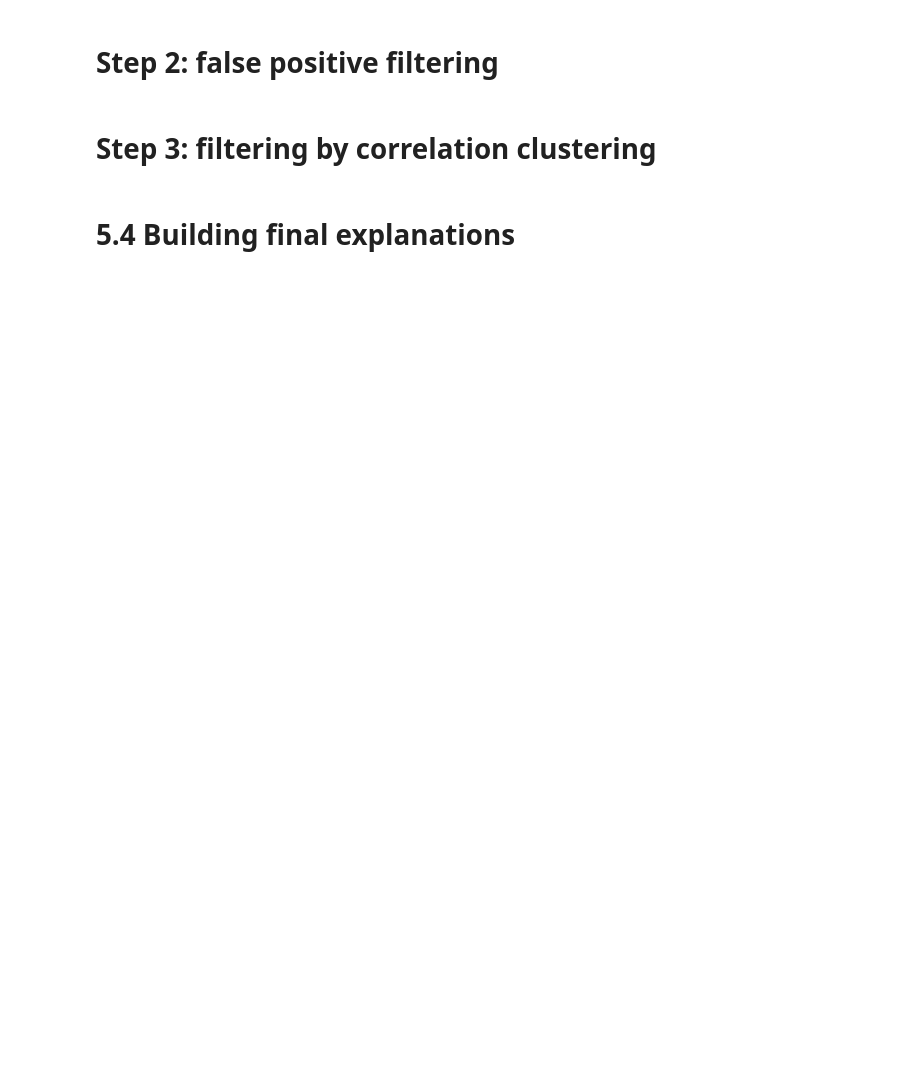
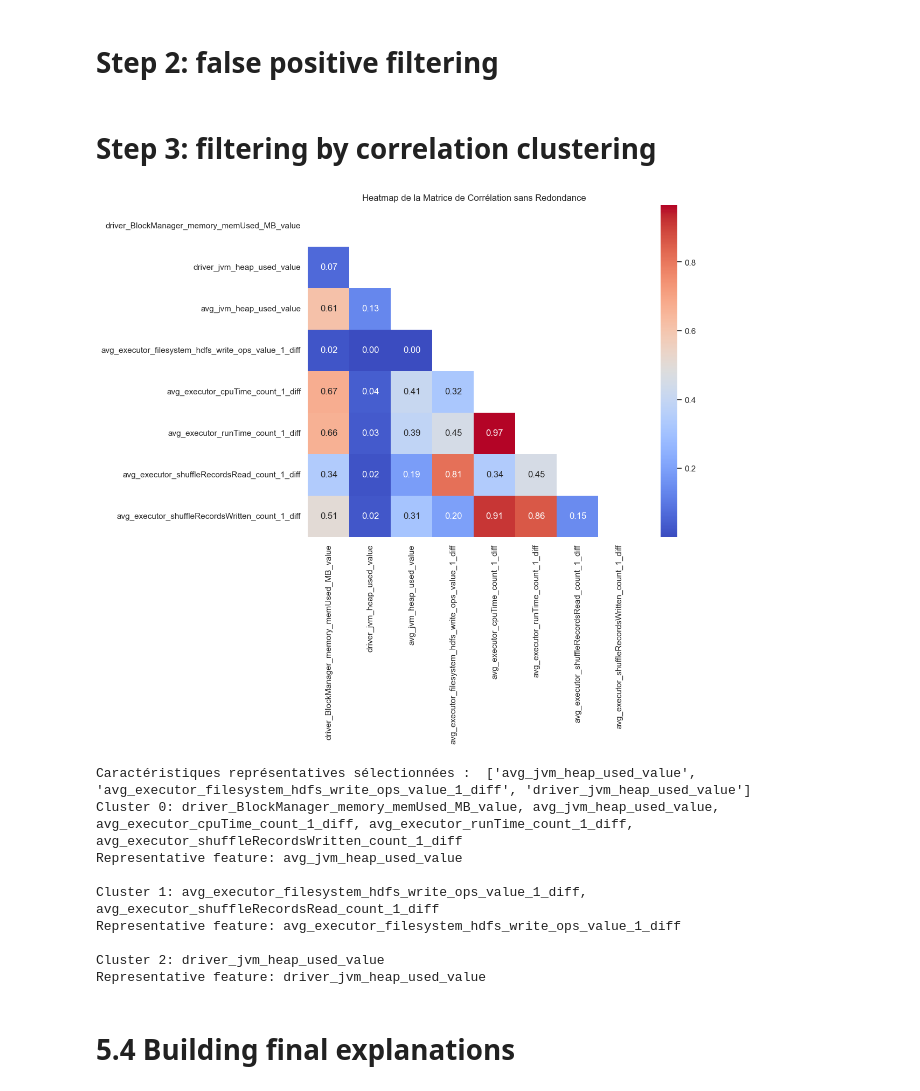
Before and after one commit to Yedson54/project-exstream, a Jupyter notebook: notebooks/extsream.ipynb, the cells around one changed output. Cells and saved outputs as stored; diff of their text form; code cells hidden in the pictures; blank space fills up the shorter version.

```diff
--- a/notebooks/extsream.ipynb
+++ b/notebooks/extsream.ipynb
@@ -430,5 +396,63 @@ Significant features: ('avg_executor_filesystem_hdfs_write_ops_value_1_diff', 'a
 # Step 2: false positive filtering
 # %% [markdown]
 # Step 3: filtering by correlation clustering
+# %%
+from sklearn.cluster import AgglomerativeClustering
+#selected_features = significant_features
+selected_features =  continuous_features
+data = bursty_input1_df_final[selected_features]
+
+# Calculer la matrice de corrélation en valeur absolue
+corr_matrix = data.corr().abs()
+
+# Créer une masque pour la partie supérieure du triangle (pour éliminer la redondance)
+mask = np.triu(np.ones_like(corr_matrix, dtype=bool))
+
+# Création d'une Heatmap pour visualiser la matrice de corrélation sans redondance
+plt.figure(figsize=(10, 8))
+sns.heatmap(corr_matrix, mask=mask, annot=True, fmt=".2f", cmap='coolwarm', square=True)
+plt.title('Heatmap de la Matrice de Corrélation sans Redondance')
+plt.show()
+
+
+# Créer un seuil pour identifier les corrélations fortes (par exemple 0.8)
+threshold = 0.8
+
+# Utiliser le clustering agglomératif pour regrouper les caractéristiques fortement corrélées
+clustering = AgglomerativeClustering(n_clusters=None, affinity='precomputed', linkage='complete', distance_threshold=threshold)
+clustering.fit(1 - corr_matrix)  # Utiliser 1 - corr_matrix car le clustering agglomératif s'attend à des distances
+
+# Identifier les représentants de chaque cluster
+cluster_labels = clustering.labels_
+unique_clusters = np.unique(cluster_labels)
+representative_features = []
+
+for cluster in unique_clusters:
+    # Trouver les indices des caractéristiques dans chaque cluster
+    indices = np.where(cluster_labels == cluster)[0]
+    # Sélectionner la caractéristique avec la corrélation moyenne la plus basse dans le cluster
+    avg_corr = corr_matrix.iloc[indices, indices].mean().idxmin()
+    representative_features.append(avg_corr)
+
+# Afficher les caractéristiques représentatives
+print("Caractéristiques représentatives sélectionnées : ", representative_features)
+
+
+# print chaque cluster avec les caractéristiques qui lui sont associées et son representant
+for cluster in unique_clusters:
+    indices = np.where(cluster_labels == cluster)[0]
+    print(f"Cluster {cluster}:", ", ".join(data.columns[indices]))
+    print(f"Representative feature: {representative_features[cluster]}\n")
+# %% [output]
+[figure, added]
+Caractéristiques représentatives sélectionnées :  ['avg_jvm_heap_used_value', 'avg_executor_filesystem_hdfs_write_ops_value_1_diff', 'driver_jvm_heap_used_value']
+Cluster 0: driver_BlockManager_memory_memUsed_MB_value, avg_jvm_heap_used_value, avg_executor_cpuTime_count_1_diff, avg_executor_runTime_count_1_diff, avg_executor_shuffleRecordsWritten_count_1_diff
+Representative feature: avg_jvm_heap_used_value
+
+Cluster 1: avg_executor_filesystem_hdfs_write_ops_value_1_diff, avg_executor_shuffleRecordsRead_count_1_diff
+Representative feature: avg_executor_filesystem_hdfs_write_ops_value_1_diff
+
+Cluster 2: driver_jvm_heap_used_value
+Representative feature: driver_jvm_heap_used_value
 # %% [markdown]
 # 5.4 Building final explanations
```
Also changed, not shown: parts of 13 cells of this notebook.
